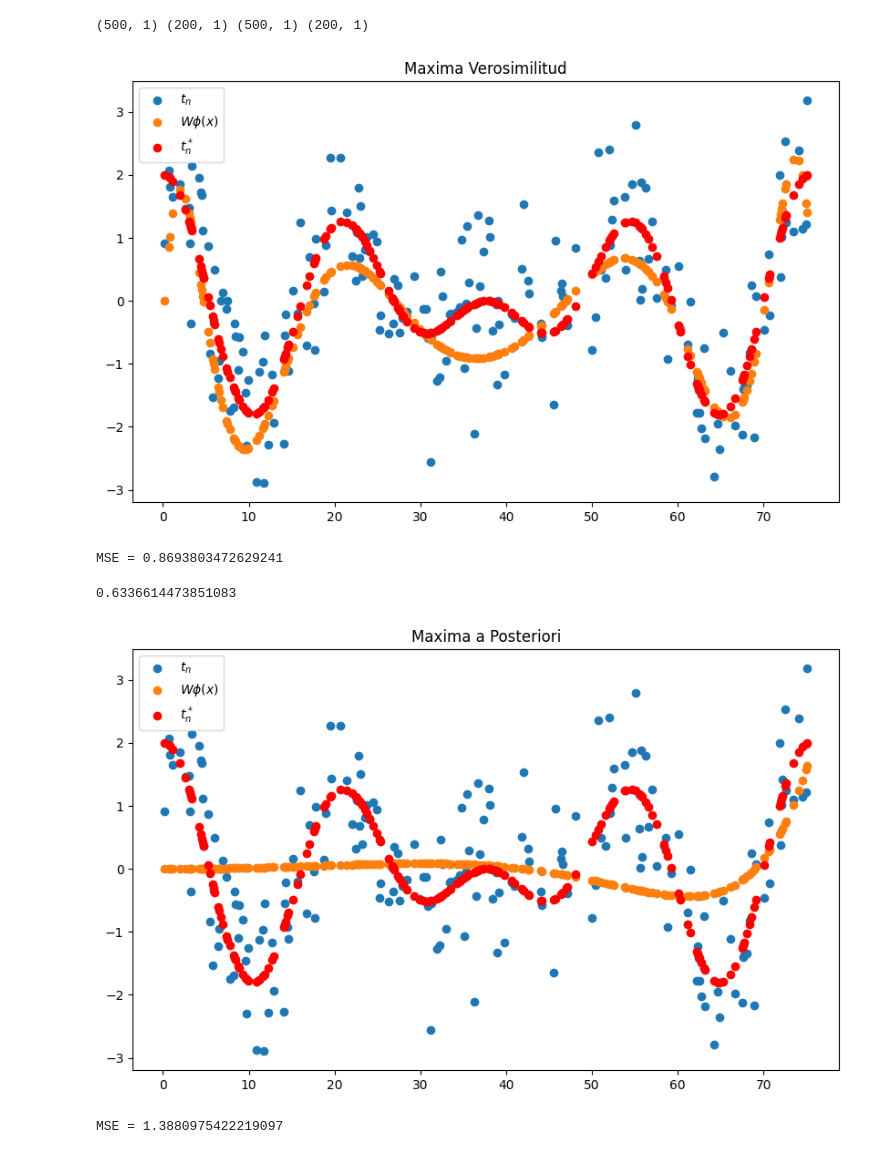
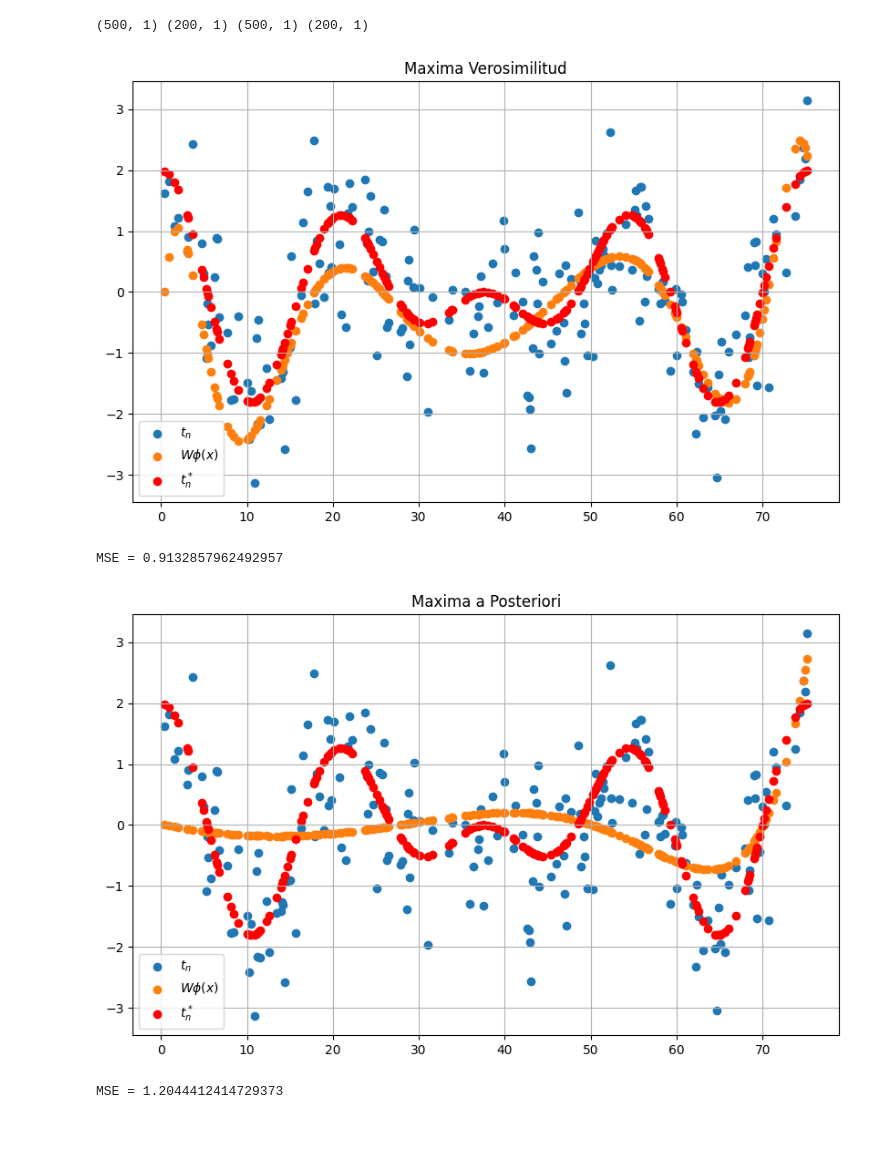
Before and after one commit to JFOsorioF/TAM, a Jupyter notebook: Parcial_1/Codigo.ipynb, the cells around one changed output. Cells and saved outputs as stored; diff of their text form; code cells hidden in the pictures.

```diff
--- a/Parcial_1/Codigo.ipynb
+++ b/Parcial_1/Codigo.ipynb
@@ -36,8 +37,9 @@ from sklearn.model_selection import train_test_split
 from sklearn.metrics import mean_squared_error # MSE Como metrica para el modelo
 
 # Se añade los datos de la señal real (t_n) en wave_test para poder visualizar la diferencia entre la solucion del modelo y la señal real
-X_train, X_test, t_train, t_test, _, wave_test = train_test_split(x_n.reshape(-1,1), t_nr.reshape(-1,1), t_n.reshape(-1,1),
-                                                    test_size=200/N, random_state=42)
+X_train, X_test, t_train, t_test, _, wave_test = train_test_split(
+                                                  x_n.reshape(-1,1), t_nr.reshape(-1,1), t_n.reshape(-1,1),
+                                                  test_size=200/N)
 
 print(X_train.shape,X_test.shape,t_train.shape,t_test.shape)
 
@@ -66,40 +68,41 @@ def my_mincua(X, t):
 
   Phi = transform_data(X, poly_order)
 
   # Solucion minimos cuadrados
 
   W = np.linalg.pinv(Phi.T.dot(Phi)).dot(Phi.T).dot(t)
 
   return W
 
 # Modelo por Maxima Verosimilitud (Minimos Cuadrados)
 W_ml = my_mincua(X_train, t_train)
 
 # Transformamos el set de testeo
 Phi = transform_data(X_test, poly_order)
 
 # Prediccion del modelo
 t_pred = Phi.dot(W_ml)
 
 plt.figure(figsize=(10,6))
 plt.title("Maxima Verosimilitud")
 plt.scatter(X_test, t_test, label='$t_n$')            # Señal Original
 plt.scatter(X_test, t_pred, label='$W \phi (x)$')     # Señal Reconstruida
 plt.scatter(X_test, wave_test, label='$t_n^*$',c='r') # Señal Real
 plt.legend()
+plt.grid(True)
 plt.show()
 
 # Error del modelo
 error = mean_squared_error(t_test, t_pred)
 print(f"MSE = {error}")
 # %% [output]
-[figure, old version]
+[figure, new version]
-MSE = 0.8693803472629241
+MSE = 0.9132857962492957
 # %%
 poly_order = 10  # Orden de la transformacion polinomial
 
 def my_map(X, t):
-  sigma_w = 1.0
+  sigma_w = 10
   sigma_eta = var_r
 
 
@@ -110,8 +113,7 @@ def my_map(X, t):
   I = np.identity(Phi.shape[1])
 
   # Solucion minimos cuadrados regularizados (MAP con prior gaussiano)
-  print(sigma_eta / sigma_w)
-  W = np.linalg.inv((Phi.T.dot(Phi)) + (sigma_eta / sigma_w) * I).dot(Phi.T).dot(t)
+  W = np.linalg.pinv((Phi.T.dot(Phi)) + (sigma_eta / sigma_w) * I).dot(Phi.T).dot(t)
 
   return W
 
@@ -130,12 +132,12 @@ plt.scatter(X_test, t_test, label='$t_n$')            # Señal Original
 plt.scatter(X_test, t_pred, label='$W \phi (x)$')     # Señal Reconstruida
 plt.scatter(X_test, wave_test, label='$t_n^*$',c='r') # Señal Real
 plt.legend()
+plt.grid(True)
 plt.show()
 
 # Error del modelo
 error = mean_squared_error(t_test, t_pred)
 print(f"MSE = {error}")
 # %% [output]
+[figure, new version]
-0.6336614473851083
+MSE = 1.2044412414729373
-[figure, old version]
-MSE = 1.3880975422219097
```
Also changed, not shown: parts of 1 cell of this notebook.
